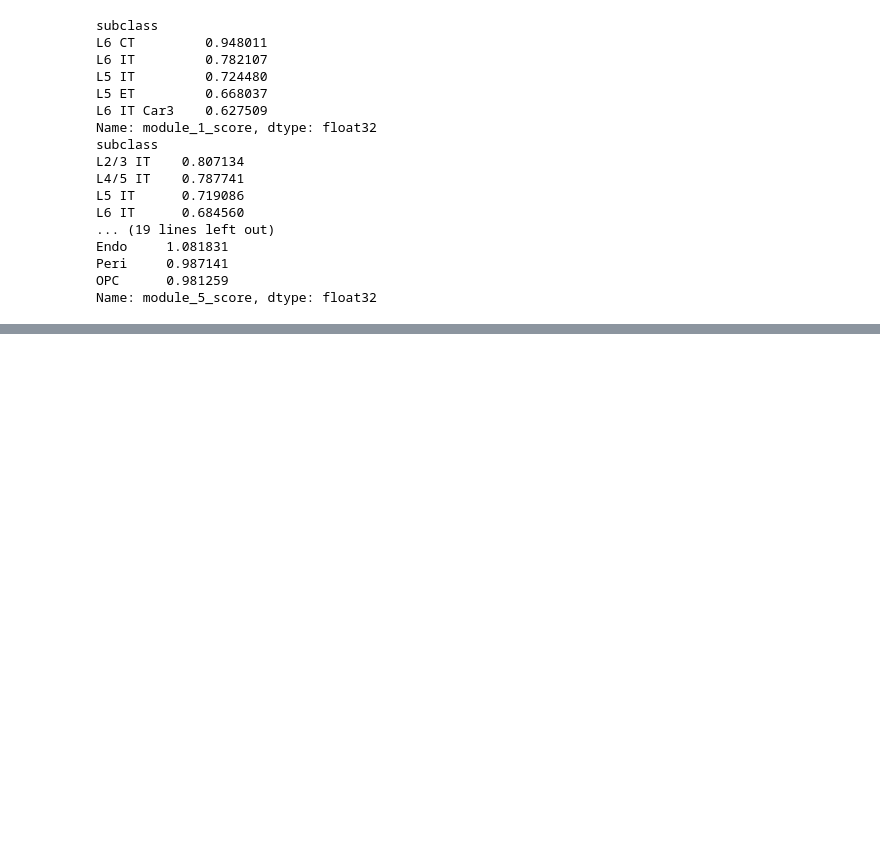
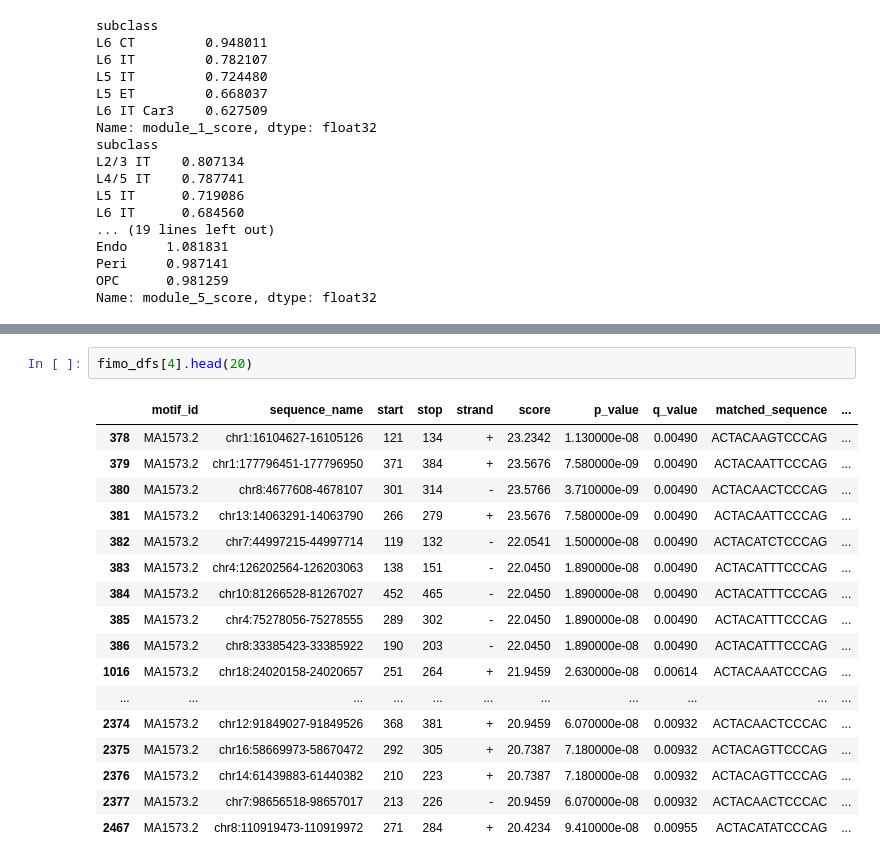
Before and after one commit to l-reich/spatial-chromatin-variability, a Jupyter notebook: src/Descart/peak_modules.ipynb, the cells around one changed output, grey strips where cells are left out. Cells and saved outputs as stored; diff of their text form; blank space fills up the shorter version.

```diff
--- a/src/Descart/peak_modules.ipynb
+++ b/src/Descart/peak_modules.ipynb
@@ -555,0 +729,20 @@ Name: module_5_score, dtype: float32
+# %%
+fimo_dfs[4].head(20)
+# %% [output]
+|  | motif_id | sequence_name | start | stop | strand | score | p_value | q_value | matched_sequence | ... |
+| 378 | MA1573.2 | chr1:16104627-16105126 | 121 | 134 | + | 23.2342 | 1.130000e-08 | 0.00490 | ACTACAAGTCCCAG | ... |
+| 379 | MA1573.2 | chr1:177796451-177796950 | 371 | 384 | + | 23.5676 | 7.580000e-09 | 0.00490 | ACTACAATTCCCAG | ... |
+| 380 | MA1573.2 | chr8:4677608-4678107 | 301 | 314 | - | 23.5766 | 3.710000e-09 | 0.00490 | ACTACAACTCCCAG | ... |
+| 381 | MA1573.2 | chr13:14063291-14063790 | 266 | 279 | + | 23.5676 | 7.580000e-09 | 0.00490 | ACTACAATTCCCAG | ... |
+| 382 | MA1573.2 | chr7:44997215-44997714 | 119 | 132 | - | 22.0541 | 1.500000e-08 | 0.00490 | ACTACATCTCCCAG | ... |
+| 383 | MA1573.2 | chr4:126202564-126203063 | 138 | 151 | - | 22.0450 | 1.890000e-08 | 0.00490 | ACTACATTTCCCAG | ... |
+| 384 | MA1573.2 | chr10:81266528-81267027 | 452 | 465 | - | 22.0450 | 1.890000e-08 | 0.00490 | ACTACATTTCCCAG | ... |
+| 385 | MA1573.2 | chr4:75278056-75278555 | 289 | 302 | - | 22.0450 | 1.890000e-08 | 0.00490 | ACTACATTTCCCAG | ... |
+| 386 | MA1573.2 | chr8:33385423-33385922 | 190 | 203 | - | 22.0450 | 1.890000e-08 | 0.00490 | ACTACATTTCCCAG | ... |
+| 1016 | MA1573.2 | chr18:24020158-24020657 | 251 | 264 | + | 21.9459 | 2.630000e-08 | 0.00614 | ACTACAAATCCCAG | ... |
+| ... | ... | ... | ... | ... | ... | ... | ... | ... | ... | ... |
+| 2374 | MA1573.2 | chr12:91849027-91849526 | 368 | 381 | + | 20.9459 | 6.070000e-08 | 0.00932 | ACTACAACTCCCAC | ... |
+| 2375 | MA1573.2 | chr16:58669973-58670472 | 292 | 305 | + | 20.7387 | 7.180000e-08 | 0.00932 | ACTACAGTTCCCAG | ... |
+| 2376 | MA1573.2 | chr14:61439883-61440382 | 210 | 223 | + | 20.7387 | 7.180000e-08 | 0.00932 | ACTACAGTTCCCAG | ... |
+| 2377 | MA1573.2 | chr7:98656518-98657017 | 213 | 226 | - | 20.9459 | 6.070000e-08 | 0.00932 | ACTACAACTCCCAC | ... |
+| 2467 | MA1573.2 | chr8:110919473-110919972 | 271 | 284 | + | 20.4234 | 9.410000e-08 | 0.00955 | ACTACATATCCCAG | ... |
```
Also changed, not shown: parts of 19 cells of this notebook.
